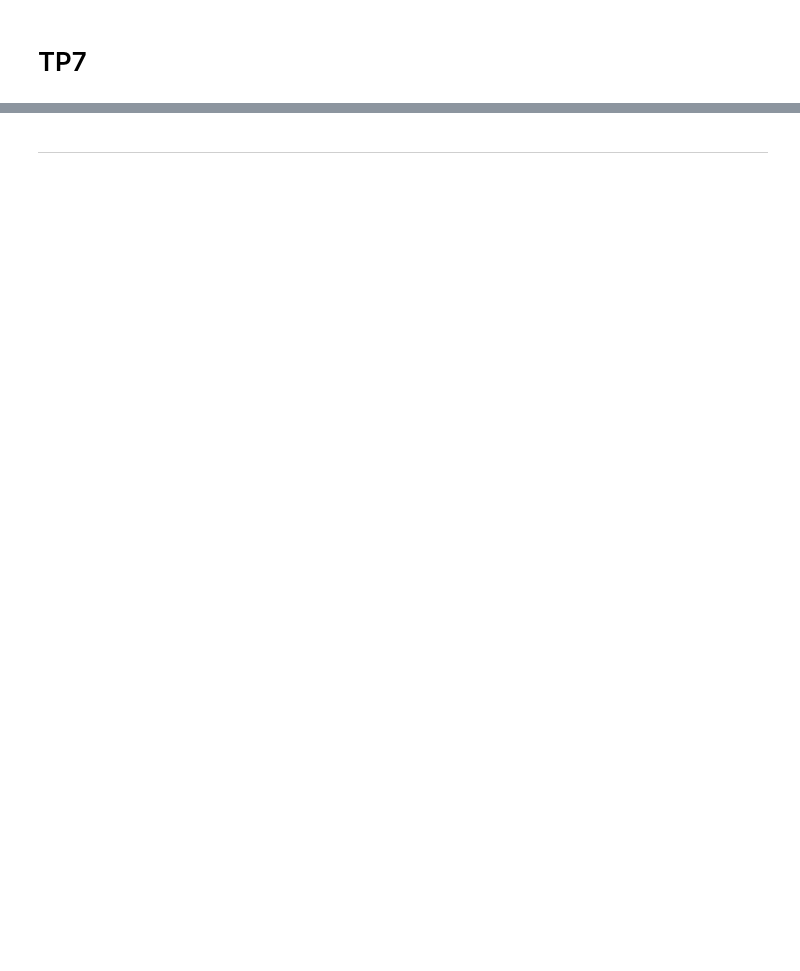
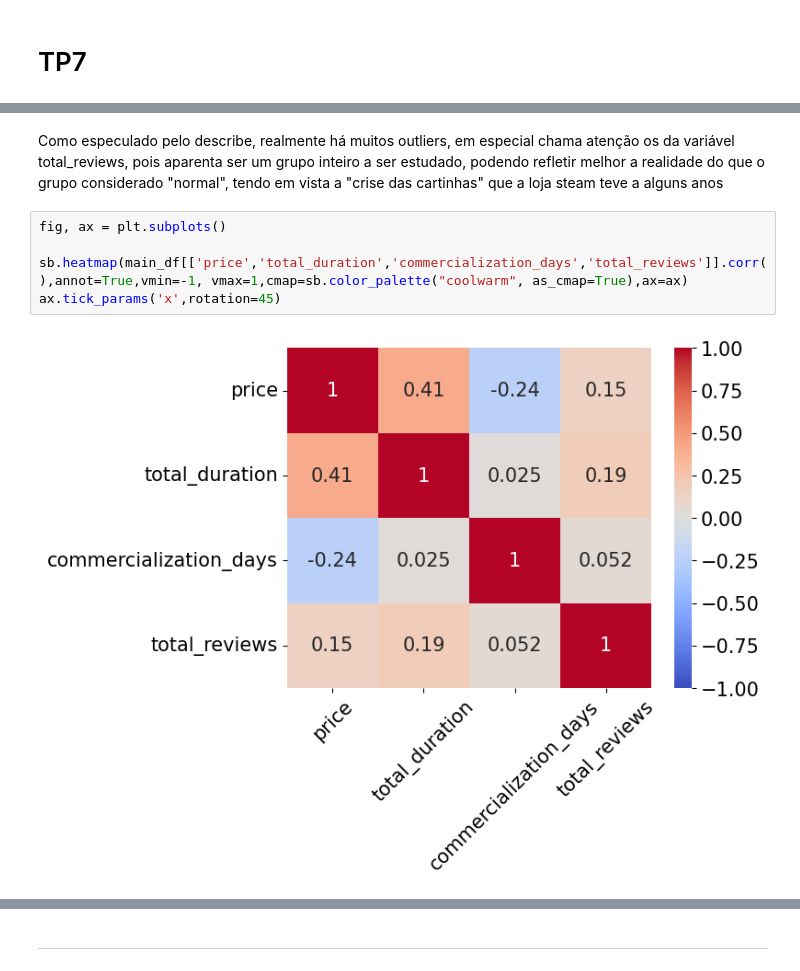
Before and after one commit to Leonidas-Vitor/Steam_Scrapper, a Jupyter notebook: SteamDataset_Inspection.ipynb, the cells around one changed output, grey strips where cells are left out. Drawn from its saved outputs; the diff is of its cells as text; blank space fills up the shorter version.

```diff
--- a/SteamDataset_Inspection.ipynb
+++ b/SteamDataset_Inspection.ipynb
@@ -265,0 +391,9 @@ Name: release_date, dtype: object
+# %% [markdown]
+Como especulado pelo describe, realmente há muitos outliers, em especial chama atenção os da variável total_reviews, pois aparenta ser um grupo inteiro a ser estudado, podendo refletir melhor a realidade do que o grupo considerado "normal", tendo em vista a "crise das cartinhas" que a loja steam teve a alguns anos
+# %%
+fig, ax = plt.subplots()
+
+sb.heatmap(main_df[['price','total_duration','commercialization_days','total_reviews']].corr(),annot=True,vmin=-1, vmax=1,cmap=sb.color_palette("coolwarm", as_cmap=True),ax=ax)
+ax.tick_params('x',rotation=45)
+# %% [output]
+[figure, added]
```
Also changed, not shown: parts of 122 cells of this notebook.
